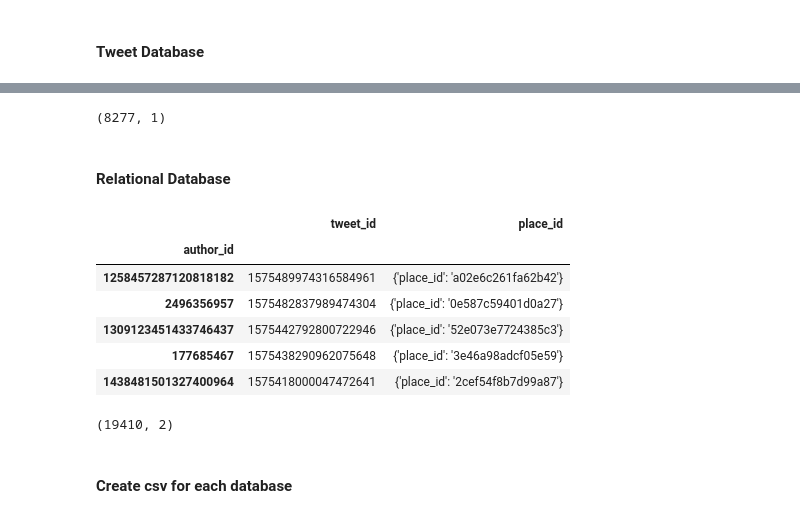
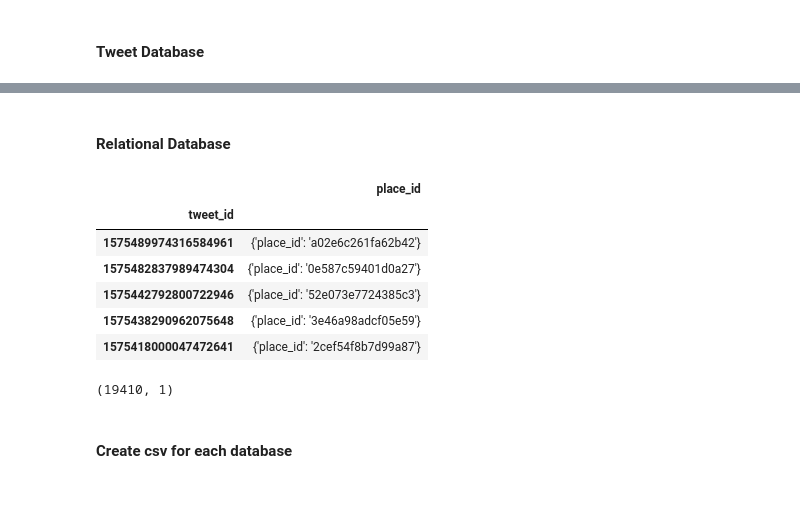
Before and after one commit to HraklisPapag/Team-Riot, a Jupyter notebook: tweet_cleaning.ipynb, the cells around one changed output, grey strips where cells are left out. Drawn from its saved outputs; the diff is of its cells as text; code cells hidden in the pictures.

```diff
--- a/tweet_cleaning.ipynb
+++ b/tweet_cleaning.ipynb
@@ -321,3 +323,5 @@ memory usage: 2.8+ MB
+# %%
+tweets = pd.read_csv('CSV/MISC/temp.csv')
 # %% [markdown]
 ### Convert Boundry Box to a set of coordinates of Latitude and Longitude
 There are a few ways of doing this
@@ -485,29 +475,24 @@ authors.head()
-# %%
-authors.shape
-# %% [output]
-(8277, 1)
 # %% [markdown]
 #### Relational Database
 # %%
 relations = pd.DataFrame()
 relations['tweet_id'] = tweets['tweet_id']
-relations['author_id'] = tweets['author_id']
 relations['place_id'] = tweets['place_id']
 relations = relations.loc[relations.astype(str).drop_duplicates().index]
-relations = relations.set_index('author_id')
+relations = relations.set_index('tweet_id')
 relations.head()
 # %% [output]
-|  | tweet_id | place_id |
-| author_id |  |  |
-| 1258457287120818182 | 1575489974316584961 | {'place_id': 'a02e6c261fa62b42'} |
-| 2496356957 | 1575482837989474304 | {'place_id': '0e587c59401d0a27'} |
-| 1309123451433746437 | 1575442792800722946 | {'place_id': '52e073e7724385c3'} |
-| 177685467 | 1575438290962075648 | {'place_id': '3e46a98adcf05e59'} |
-| 1438481501327400964 | 1575418000047472641 | {'place_id': '2cef54f8b7d99a87'} |
+|  | place_id |
+| tweet_id |  |
+| 1575489974316584961 | {'place_id': 'a02e6c261fa62b42'} |
+| 1575482837989474304 | {'place_id': '0e587c59401d0a27'} |
+| 1575442792800722946 | {'place_id': '52e073e7724385c3'} |
+| 1575438290962075648 | {'place_id': '3e46a98adcf05e59'} |
+| 1575418000047472641 | {'place_id': '2cef54f8b7d99a87'} |
 # %%
 relations.shape
 # %% [output]
-(19410, 2)
+(19410, 1)
 # %% [markdown]
 #### Create csv for each database
 # %%
```
Also changed, not shown: parts of 13 cells of this notebook, 6 other files.
